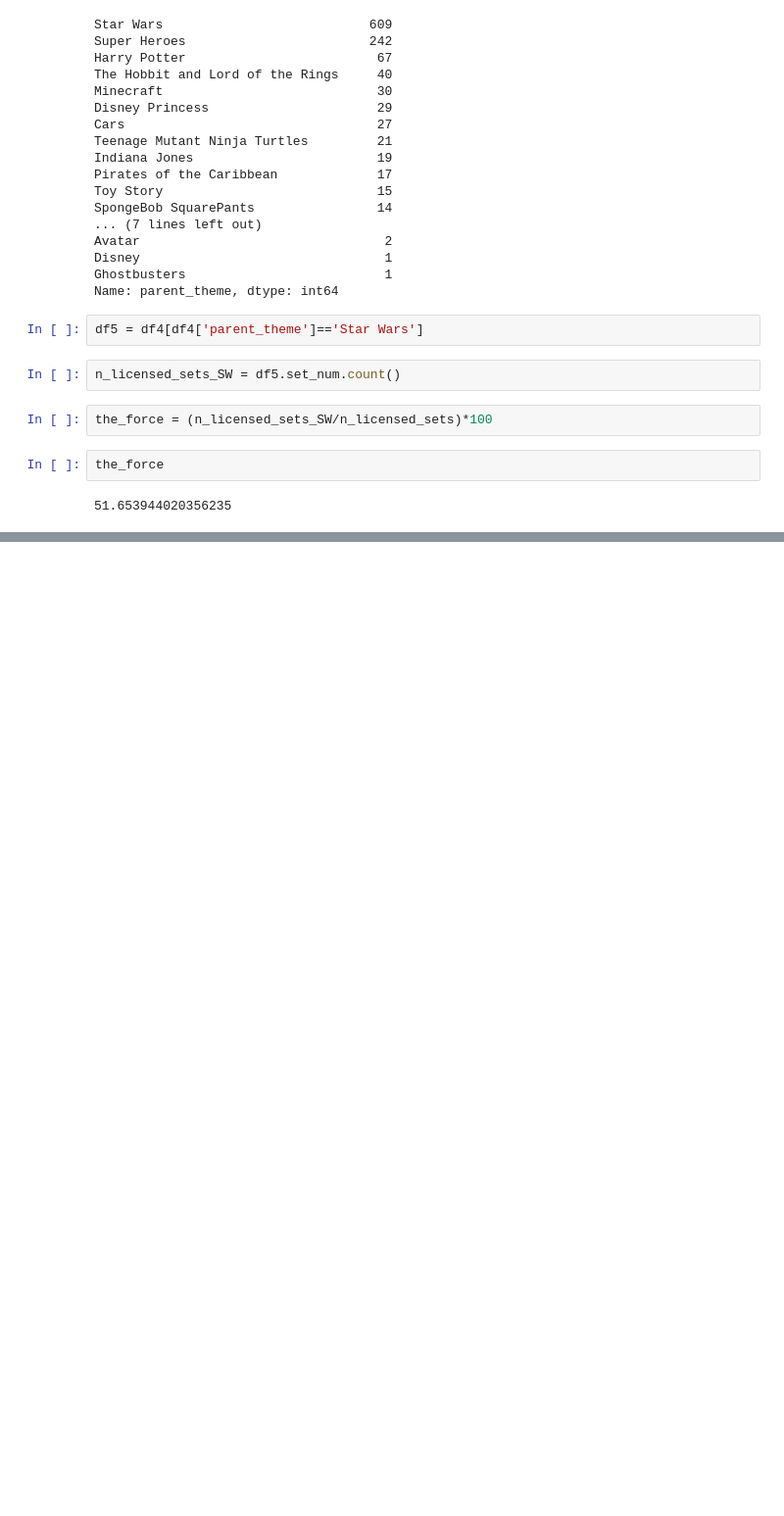
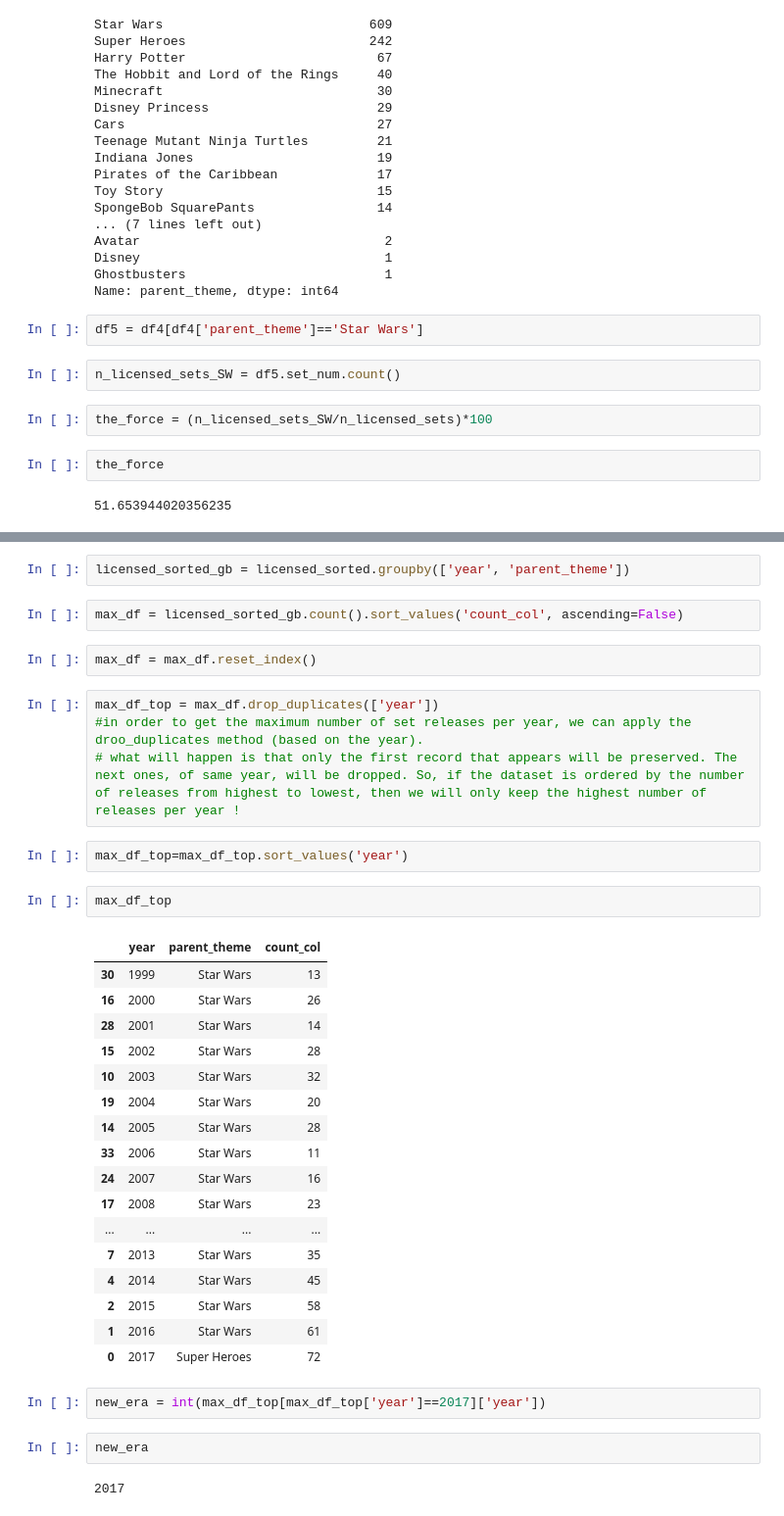
Before and after one commit to julito14/lego_dataset, a Jupyter notebook: notebook.ipynb, the cells around one changed output, grey strips where cells are left out. Shown at 98% size. Cells and saved outputs as stored; diff of their text form; blank space fills up the shorter version.

```diff
--- a/notebook.ipynb
+++ b/notebook.ipynb
@@ -162,0 +270,38 @@ the_force
+# %%
+licensed_sorted_gb = licensed_sorted.groupby(['year', 'parent_theme'])
+# %%
+max_df = licensed_sorted_gb.count().sort_values('count_col', ascending=False)
+# %%
+max_df = max_df.reset_index()
+# %%
+max_df_top = max_df.drop_duplicates(['year'])
+#in order to get the maximum number of set releases per year, we can apply the droo_duplicates method (based on the year).
+# what will happen is that only the first record that appears will be preserved. The next ones, of same year, will be dropped. So, if the dataset is ordered by the number of releases from highest to lowest, then we will only keep the highest number of releases per year !
+# %%
+max_df_top=max_df_top.sort_values('year')
+# %%
+max_df_top
+# %% [output]
+|  | year | parent_theme | count_col |
+| 30 | 1999 | Star Wars | 13 |
+| 16 | 2000 | Star Wars | 26 |
+| 28 | 2001 | Star Wars | 14 |
+| 15 | 2002 | Star Wars | 28 |
+| 10 | 2003 | Star Wars | 32 |
+| 19 | 2004 | Star Wars | 20 |
+| 14 | 2005 | Star Wars | 28 |
+| 33 | 2006 | Star Wars | 11 |
+| 24 | 2007 | Star Wars | 16 |
+| 17 | 2008 | Star Wars | 23 |
+| ... | ... | ... | ... |
+| 7 | 2013 | Star Wars | 35 |
+| 4 | 2014 | Star Wars | 45 |
+| 2 | 2015 | Star Wars | 58 |
+| 1 | 2016 | Star Wars | 61 |
+| 0 | 2017 | Super Heroes | 72 |
+# %%
+new_era = int(max_df_top[max_df_top['year']==2017]['year'])
+# %%
+new_era
+# %% [output]
+2017
```
Also changed, not shown: parts of 22 cells of this notebook.
